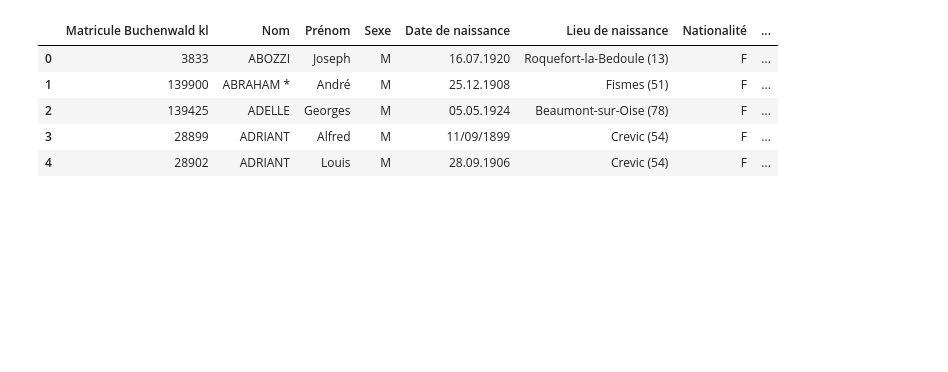
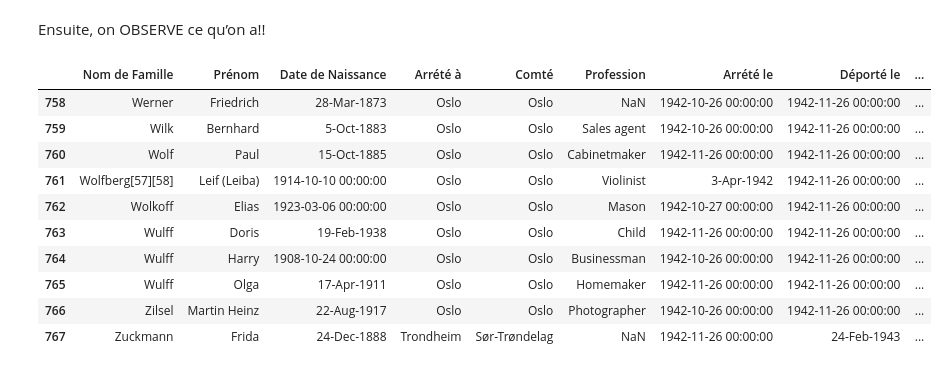
Before and after one commit to BachirAbdou/PB_R-el, a Jupyter notebook: index.ipynb, the cells around one changed output. Drawn from its saved outputs; the diff is of its cells as text; code cells hidden in the pictures; blank space fills up the shorter version.

```diff
--- a/index.ipynb
+++ b/index.ipynb
@@ -12,12 +21,19 @@ dep = pd.read_excel('../PB_R-el/LesDeportes.xlsx')
-# %%
-dep.head()
-# %% [output]
-|  | Matricule Buchenwald kl | Nom | Prénom | Sexe | Date de naissance | Lieu de naissance | Nationalité | ... |
-| 0 | 3833 | ABOZZI | Joseph | M | 16.07.1920 | Roquefort-la-Bedoule (13) | F | ... |
-| 1 | 139900 | ABRAHAM * | André | M | 25.12.1908 | Fismes (51) | F | ... |
-| 2 | 139425 | ADELLE | Georges | M | 05.05.1924 | Beaumont-sur-Oise (78) | F | ... |
-| 3 | 28899 | ADRIANT | Alfred | M | 11/09/1899 | Crevic (54) | F | ... |
-| 4 | 28902 | ADRIANT | Louis | M | 28.09.1906 | Crevic (54) | F | ... |
+# %% [markdown]
+Ensuite, on OBSERVE ce qu’on a!!
+# %%
+dep.tail(10)
+# %% [output]
+|  | Nom de Famille | Prénom | Date de Naissance | Arrété à | Comté | Profession | Arrété le | Déporté le | ... |
+| 758 | Werner | Friedrich | 28-Mar-1873 | Oslo | Oslo | NaN | 1942-10-26 00:00:00 | 1942-11-26 00:00:00 | ... |
+| 759 | Wilk | Bernhard | 5-Oct-1883 | Oslo | Oslo | Sales agent | 1942-10-26 00:00:00 | 1942-11-26 00:00:00 | ... |
+| 760 | Wolf | Paul | 15-Oct-1885 | Oslo | Oslo | Cabinetmaker | 1942-11-26 00:00:00 | 1942-11-26 00:00:00 | ... |
+| 761 | Wolfberg[57][58] | Leif (Leiba) | 1914-10-10 00:00:00 | Oslo | Oslo | Violinist | 3-Apr-1942 | 1942-11-26 00:00:00 | ... |
+| 762 | Wolkoff | Elias | 1923-03-06 00:00:00 | Oslo | Oslo | Mason | 1942-10-27 00:00:00 | 1942-11-26 00:00:00 | ... |
+| 763 | Wulff | Doris | 19-Feb-1938 | Oslo | Oslo | Child | 1942-11-26 00:00:00 | 1942-11-26 00:00:00 | ... |
+| 764 | Wulff | Harry | 1908-10-24 00:00:00 | Oslo | Oslo | Businessman | 1942-10-26 00:00:00 | 1942-11-26 00:00:00 | ... |
+| 765 | Wulff | Olga | 17-Apr-1911 | Oslo | Oslo | Homemaker | 1942-11-26 00:00:00 | 1942-11-26 00:00:00 | ... |
+| 766 | Zilsel | Martin Heinz | 22-Aug-1917 | Oslo | Oslo | Photographer | 1942-10-26 00:00:00 | 1942-11-26 00:00:00 | ... |
+| 767 | Zuckmann | Frida | 24-Dec-1888 | Trondheim | Sør-Trøndelag | NaN | 1942-11-26 00:00:00 | 24-Feb-1943 | ... |
 # %%
 dep.shape
 # %% [output]
```
Also changed, not shown: parts of 46 cells of this notebook, 5 other files.
